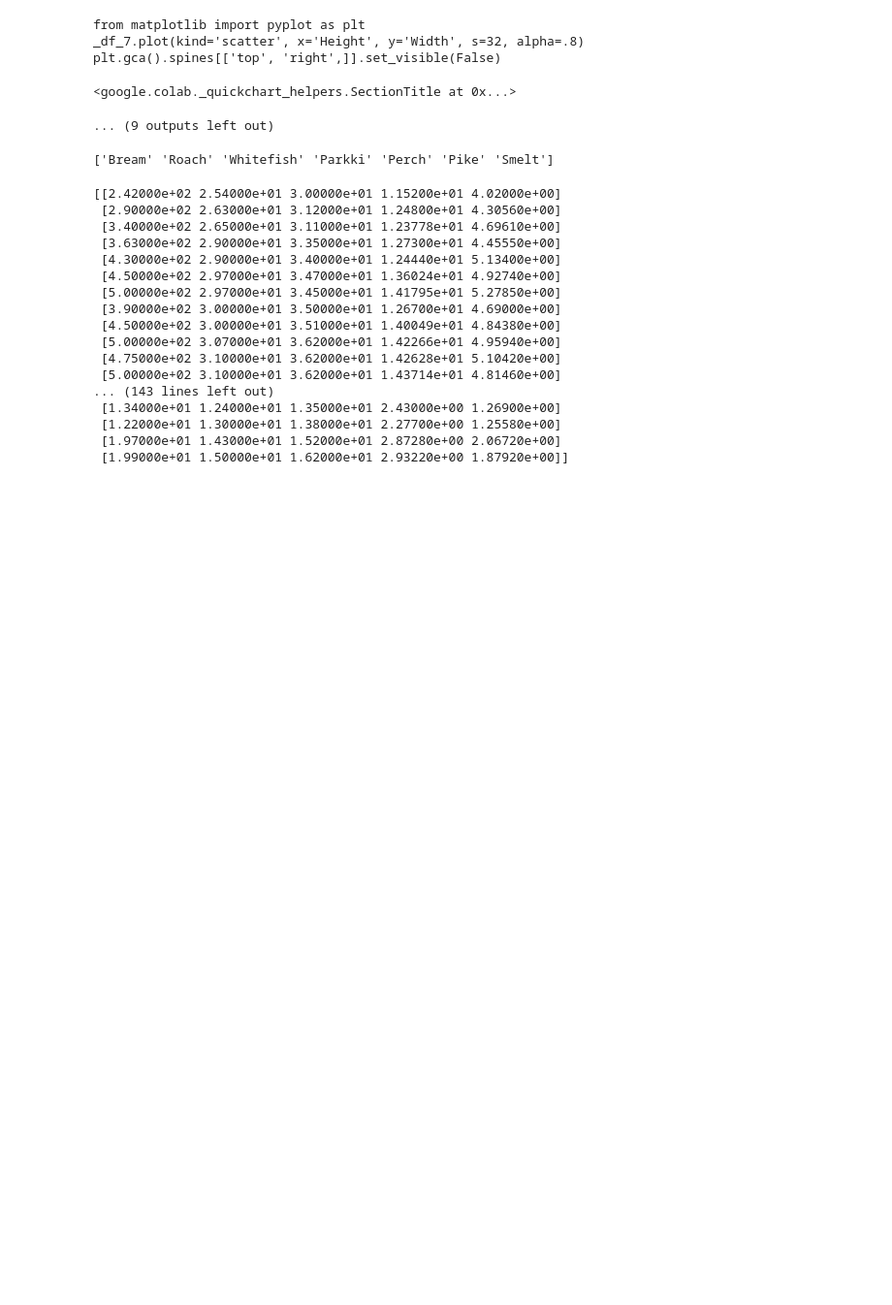
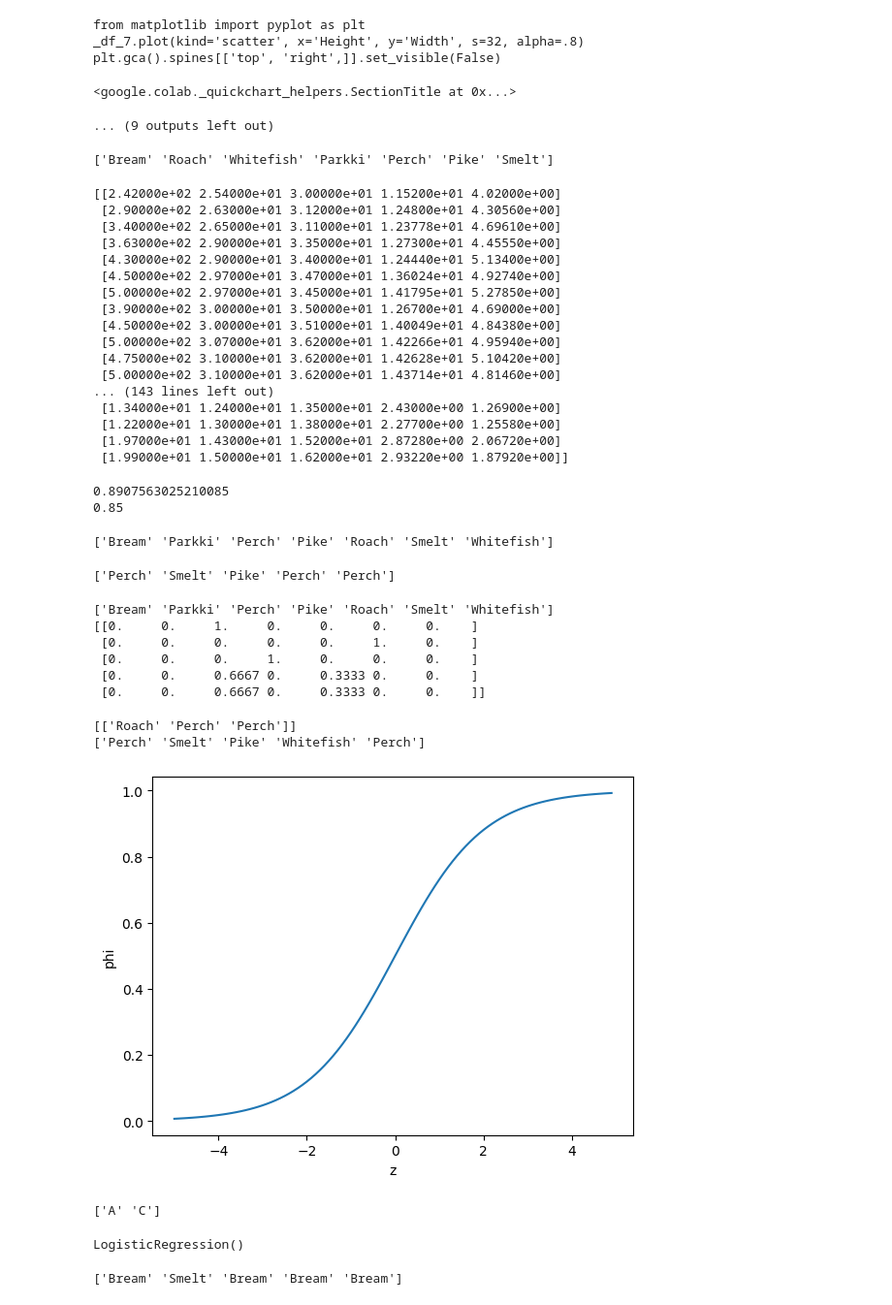
Before and after one commit to sungchan1/AI-Study, a Jupyter notebook: Logistic_Regression.ipynb, the cells around one changed output. Shown: that part at 97% size. Drawn from its saved outputs; the diff is of its cells as text; code cells hidden in the pictures; blank space fills up the shorter version.

```diff
--- a/Logistic_Regression.ipynb
+++ b/Logistic_Regression.ipynb
@@ -80,0 +79,54 @@ from sklearn.neighbors import KNeighborsClassifier
+# %%
+from sklearn.neighbors import KNeighborsClassifier
+kn = KNeighborsClassifier(n_neighbors=3)
+kn.fit(train_scaled, train_target)
+print(kn.score(train_scaled, train_target))
+print(kn.score(test_scaled, test_target))
+# %% [output]
+0.8907563025210085
+0.85
+# %%
+print(kn.classes_)
+# %% [output]
+['Bream' 'Parkki' 'Perch' 'Pike' 'Roach' 'Smelt' 'Whitefish']
+# %%
+print(kn.predict(test_scaled[:5]))
+# %% [output]
+['Perch' 'Smelt' 'Pike' 'Perch' 'Perch']
+# %%
+import numpy as np
+proba = kn.predict_proba(test_scaled[:5])
+print(kn.classes_)
+print(np.round(proba, decimals=4))
+# %% [output]
+['Bream' 'Parkki' 'Perch' 'Pike' 'Roach' 'Smelt' 'Whitefish']
+[[0.     0.     1.     0.     0.     0.     0.    ]
+ [0.     0.     0.     0.     0.     1.     0.    ]
+ [0.     0.     0.     1.     0.     0.     0.    ]
+ [0.     0.     0.6667 0.     0.3333 0.     0.    ]
+ [0.     0.     0.6667 0.     0.3333 0.     0.    ]]
+# %%
+distances, indexes = kn.kneighbors(test_scaled[3:4])
+print(train_target[indexes])
+print(test_target[:5])
+# %% [output]
+[['Roach' 'Perch' 'Perch']]
+['Perch' 'Smelt' 'Pike' 'Whitefish' 'Perch']
+# %%
+# Sigmoid 함수
+
+import numpy as np
+import matplotlib.pyplot as plt
+z = np.arange(-5, 5, 0.1)
+phi = 1 / (1+np.exp(-z))
+plt.plot(z, phi)
+plt.xlabel('z')
+plt.ylabel('phi')
+plt.show()
+# %% [output]
+[figure, added]
+# %%
+char_arr = np.array(['A', 'B', 'C', 'D', 'E'])
+print(char_arr[[True, False, True, False, False]])
+# %% [output]
+['A' 'C']
@@ -80,0 +138,10 @@ from sklearn.neighbors import KNeighborsClassifier
+# %%
+from sklearn.linear_model import LogisticRegression
+lr = LogisticRegression()
+lr.fit(train_bream_smelt, target_bream_smelt)
+# %% [output]
+LogisticRegression()
+# %%
+print(lr.predict(train_bream_smelt[:5]))
+# %% [output]
+['Bream' 'Smelt' 'Bream' 'Bream' 'Bream']
```
Also changed, not shown: parts of 11 cells of this notebook.
